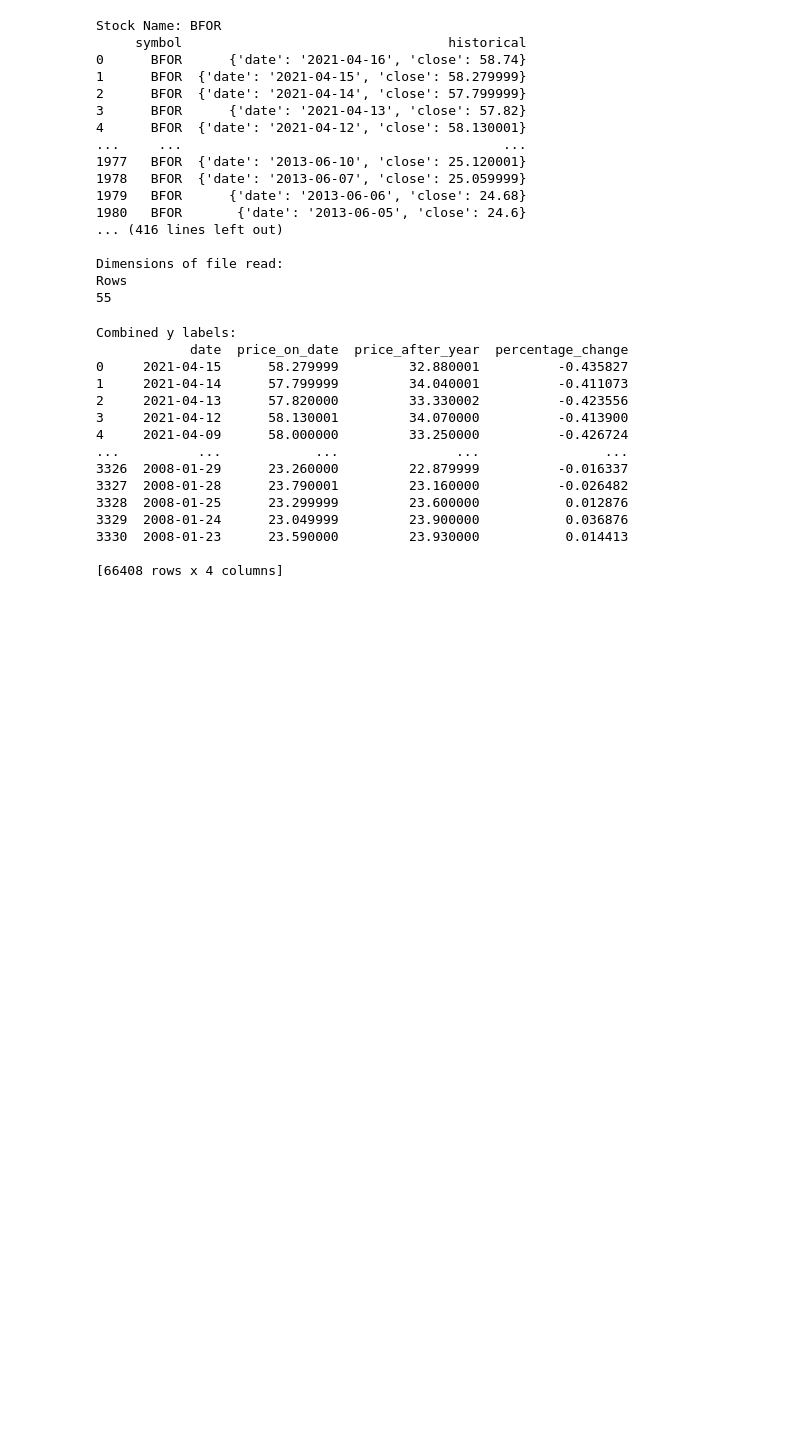
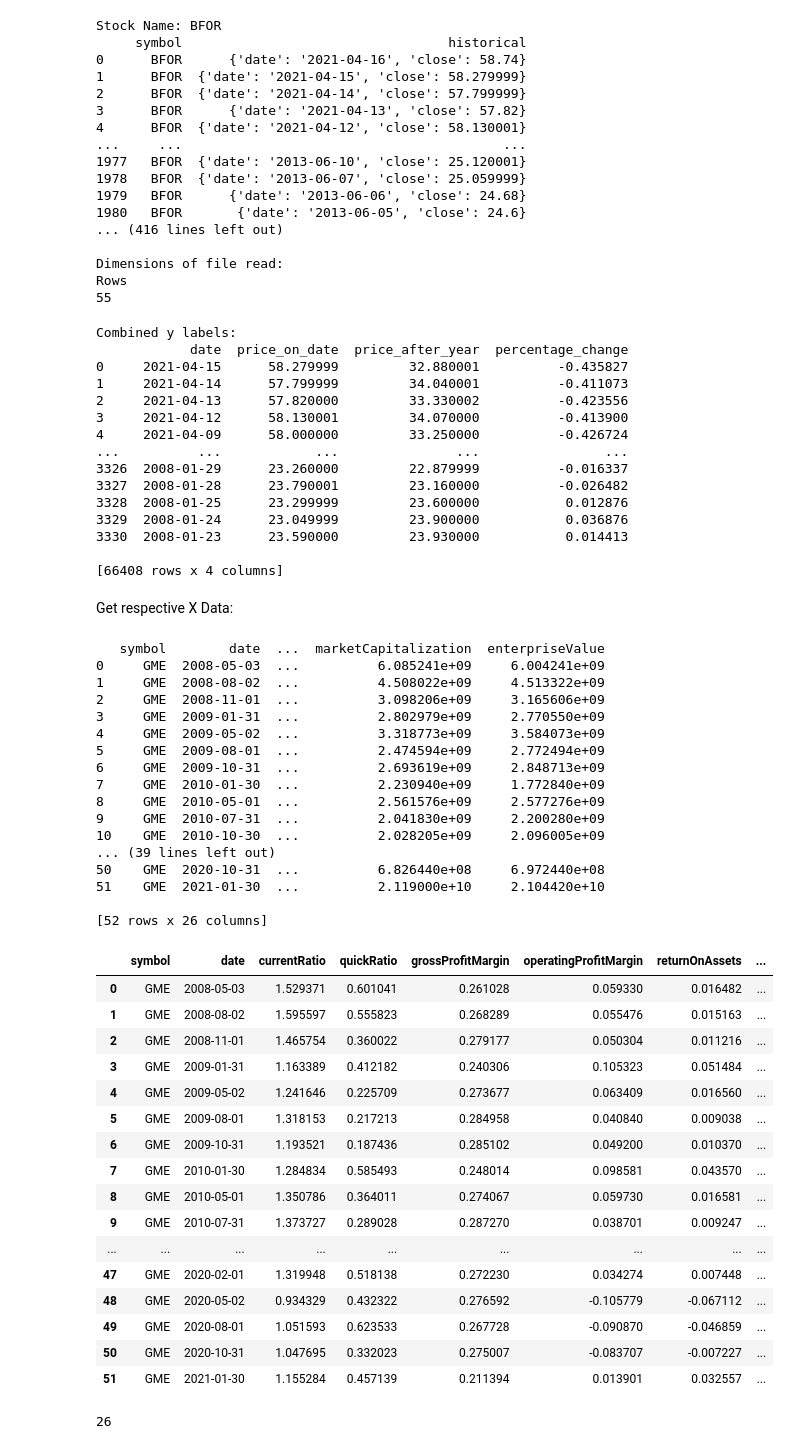
Before and after one commit to CDP99/CS-4641-Group-26, a Jupyter notebook: yLabelsTouchpoint3.ipynb, the cells around one changed output. Saved outputs shown, nothing was run; the diff lists cells and outputs as text; code cells hidden in the pictures; blank space fills up the shorter version.

```diff
--- a/yLabelsTouchpoint3.ipynb
+++ b/yLabelsTouchpoint3.ipynb
@@ -43,6 +43,7 @@ def getYLabels(priceDF):
     listPriceOnDate = []
     listPriceAfterYear = []
     listPercentageChange = []
+    mappingDateToIndex = {}
     for index2, dataPrice in stock_data.iterrows():
         if (index == 0):
             pass
@@ -51,6 +52,13 @@ def getYLabels(priceDF):
         mapEntry = stock_data['historical'].iloc[index]
         current_date = mapEntry['date']
         current_price = float(mapEntry['close'])
+
+        currentDateKey = current_date[0:7]
+
+        mappingDateToIndex[str(currentDateKey)] = index
+
+        #Instead of returning json, return mapping from date to index
+
 
         #Price a year later
         indexOneYearLater = index + 252
@@ -97,7 +105,8 @@ def getYLabels(priceDF):
 
     df = pd.DataFrame(data=d)
 
-    return jsonYLabels, df
+    #return jsonYLabels, df
+    return mappingDateToIndex, df
 # %%
 res = []
 stockTickers = ['BFOR', 'REZI', 'BSCM', 'VOSO', 'CSR', 'SOGO', 'SRL', 'CD', 'MDXG', 'AAPL', 'MSFT', 'FB', 'TSLA', 'BLK', 'CZR', 'ANF', 'ARAY', 'AVAV', 'AGFY']
@@ -153,0 +244,50 @@ Combined y labels:
+# %% [markdown]
+Get respective X Data:
+# %%
+def getXData(stockTicker):
+  api_key = 'b903b84d1ce1092d3e9fca34e25bf408'
+  api = API(api_key, period='quarter', limit='52')
+  XData = api.getSamples(stockTicker)
+  print(gmeXData)
+  return XData
+
+getXData('GME')
+# %% [output]
+   symbol        date  ...  marketCapitalization  enterpriseValue
+0     GME  2008-05-03  ...          6.085241e+09     6.004241e+09
+1     GME  2008-08-02  ...          4.508022e+09     4.513322e+09
+2     GME  2008-11-01  ...          3.098206e+09     3.165606e+09
+3     GME  2009-01-31  ...          2.802979e+09     2.770550e+09
+4     GME  2009-05-02  ...          3.318773e+09     3.584073e+09
+5     GME  2009-08-01  ...          2.474594e+09     2.772494e+09
+6     GME  2009-10-31  ...          2.693619e+09     2.848713e+09
+7     GME  2010-01-30  ...          2.230940e+09     1.772840e+09
+8     GME  2010-05-01  ...          2.561576e+09     2.577276e+09
+9     GME  2010-07-31  ...          2.041830e+09     2.200280e+09
+10    GME  2010-10-30  ...          2.028205e+09     2.096005e+09
+... (39 lines left out)
+50    GME  2020-10-31  ...          6.826440e+08     6.972440e+08
+51    GME  2021-01-30  ...          2.119000e+10     2.104420e+10
+
+[52 rows x 26 columns]
+|  | symbol | date | currentRatio | quickRatio | grossProfitMargin | operatingProfitMargin | returnOnAssets | ... |
+| 0 | GME | 2008-05-03 | 1.529371 | 0.601041 | 0.261028 | 0.059330 | 0.016482 | ... |
+| 1 | GME | 2008-08-02 | 1.595597 | 0.555823 | 0.268289 | 0.055476 | 0.015163 | ... |
+| 2 | GME | 2008-11-01 | 1.465754 | 0.360022 | 0.279177 | 0.050304 | 0.011216 | ... |
+| 3 | GME | 2009-01-31 | 1.163389 | 0.412182 | 0.240306 | 0.105323 | 0.051484 | ... |
+| 4 | GME | 2009-05-02 | 1.241646 | 0.225709 | 0.273677 | 0.063409 | 0.016560 | ... |
+| 5 | GME | 2009-08-01 | 1.318153 | 0.217213 | 0.284958 | 0.040840 | 0.009038 | ... |
+| 6 | GME | 2009-10-31 | 1.193521 | 0.187436 | 0.285102 | 0.049200 | 0.010370 | ... |
+| 7 | GME | 2010-01-30 | 1.284834 | 0.585493 | 0.248014 | 0.098581 | 0.043570 | ... |
+| 8 | GME | 2010-05-01 | 1.350786 | 0.364011 | 0.274067 | 0.059730 | 0.016581 | ... |
+| 9 | GME | 2010-07-31 | 1.373727 | 0.289028 | 0.287270 | 0.038701 | 0.009247 | ... |
+| ... | ... | ... | ... | ... | ... | ... | ... | ... |
+| 47 | GME | 2020-02-01 | 1.319948 | 0.518138 | 0.272230 | 0.034274 | 0.007448 | ... |
+| 48 | GME | 2020-05-02 | 0.934329 | 0.432322 | 0.276592 | -0.105779 | -0.067112 | ... |
+| 49 | GME | 2020-08-01 | 1.051593 | 0.623533 | 0.267728 | -0.090870 | -0.046859 | ... |
+| 50 | GME | 2020-10-31 | 1.047695 | 0.332023 | 0.275007 | -0.083707 | -0.007227 | ... |
+| 51 | GME | 2021-01-30 | 1.155284 | 0.457139 | 0.211394 | 0.013901 | 0.032557 | ... |
+# %%
+print(len(gmeXData.columns))
+# %% [output]
+26
```
Also changed, not shown: parts of 4 cells of this notebook.
